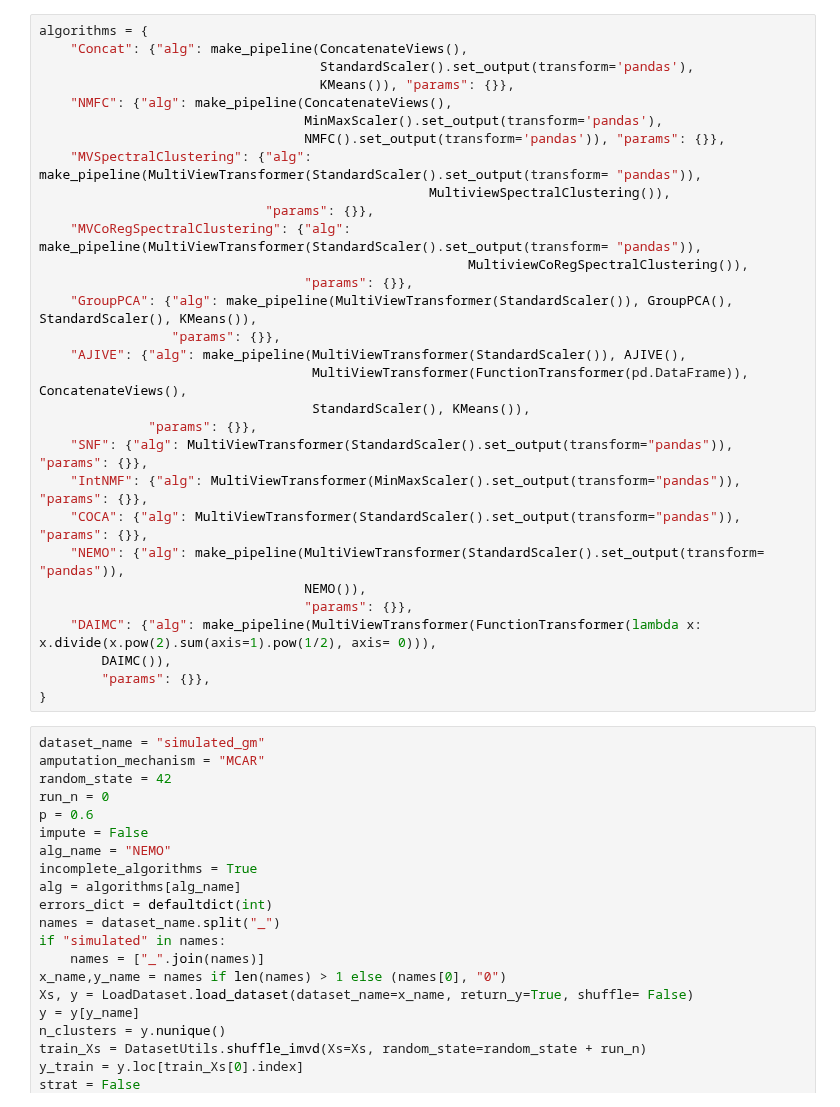
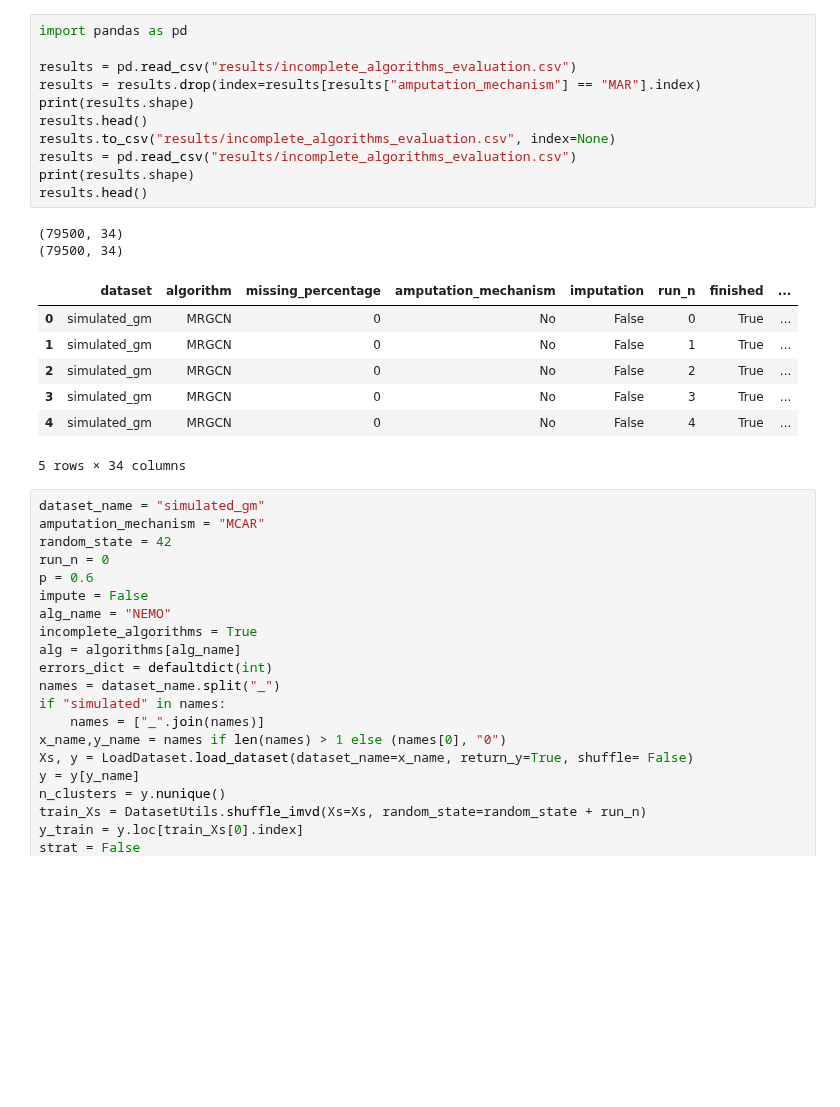
Before and after one commit to RafRomB/imml, a Jupyter notebook: Untitled.ipynb, the cells around one changed output. Drawn from its saved outputs; the diff is of its cells as text; blank space fills up the shorter version.

```diff
--- a/Untitled.ipynb
+++ b/Untitled.ipynb
@@ -823,33 +1,24 @@ for dataset_name in unfinished_results.index.get_level_values("dataset").unique(
-# %%
-algorithms = {
-    "Concat": {"alg": make_pipeline(ConcatenateViews(),
-                                    StandardScaler().set_output(transform='pandas'),
-                                    KMeans()), "params": {}},
-    "NMFC": {"alg": make_pipeline(ConcatenateViews(),
-                                  MinMaxScaler().set_output(transform='pandas'),
-                                  NMFC().set_output(transform='pandas')), "params": {}},
-    "MVSpectralClustering": {"alg": make_pipeline(MultiViewTransformer(StandardScaler().set_output(transform= "pandas")),
-                                                  MultiviewSpectralClustering()),
-                             "params": {}},
-    "MVCoRegSpectralClustering": {"alg": make_pipeline(MultiViewTransformer(StandardScaler().set_output(transform= "pandas")),
-                                                       MultiviewCoRegSpectralClustering()),
-                                  "params": {}},
-    "GroupPCA": {"alg": make_pipeline(MultiViewTransformer(StandardScaler()), GroupPCA(), StandardScaler(), KMeans()),
-                 "params": {}},
-    "AJIVE": {"alg": make_pipeline(MultiViewTransformer(StandardScaler()), AJIVE(),
-                                   MultiViewTransformer(FunctionTransformer(pd.DataFrame)), ConcatenateViews(),
-                                   StandardScaler(), KMeans()),
-              "params": {}},
-    "SNF": {"alg": MultiViewTransformer(StandardScaler().set_output(transform="pandas")), "params": {}},
-    "IntNMF": {"alg": MultiViewTransformer(MinMaxScaler().set_output(transform="pandas")), "params": {}},
-    "COCA": {"alg": MultiViewTransformer(StandardScaler().set_output(transform="pandas")), "params": {}},
-    "NEMO": {"alg": make_pipeline(MultiViewTransformer(StandardScaler().set_output(transform= "pandas")),
-                                  NEMO()),
-                                  "params": {}},
-    "DAIMC": {"alg": make_pipeline(MultiViewTransformer(FunctionTransformer(lambda x: x.divide(x.pow(2).sum(axis=1).pow(1/2), axis= 0))),
-        DAIMC()),
-        "params": {}},
-}
+# %%
+import pandas as pd
+
+results = pd.read_csv("results/incomplete_algorithms_evaluation.csv")
+results = results.drop(index=results[results["amputation_mechanism"] == "MAR"].index)
+print(results.shape)
+results.head()
+results.to_csv("results/incomplete_algorithms_evaluation.csv", index=None)
+results = pd.read_csv("results/incomplete_algorithms_evaluation.csv")
+print(results.shape)
+results.head()
+# %% [output]
+(79500, 34)
+(79500, 34)
+|  | dataset | algorithm | missing_percentage | amputation_mechanism | imputation | run_n | finished | ... |
+| 0 | simulated_gm | MRGCN | 0 | No | False | 0 | True | ... |
+| 1 | simulated_gm | MRGCN | 0 | No | False | 1 | True | ... |
+| 2 | simulated_gm | MRGCN | 0 | No | False | 2 | True | ... |
+| 3 | simulated_gm | MRGCN | 0 | No | False | 3 | True | ... |
+| 4 | simulated_gm | MRGCN | 0 | No | False | 4 | True | ... |
+5 rows × 34 columns
 # %%
 dataset_name = "simulated_gm"
 amputation_mechanism = "MCAR"
```
Also changed, not shown: parts of 6 cells of this notebook, 9 other files.
